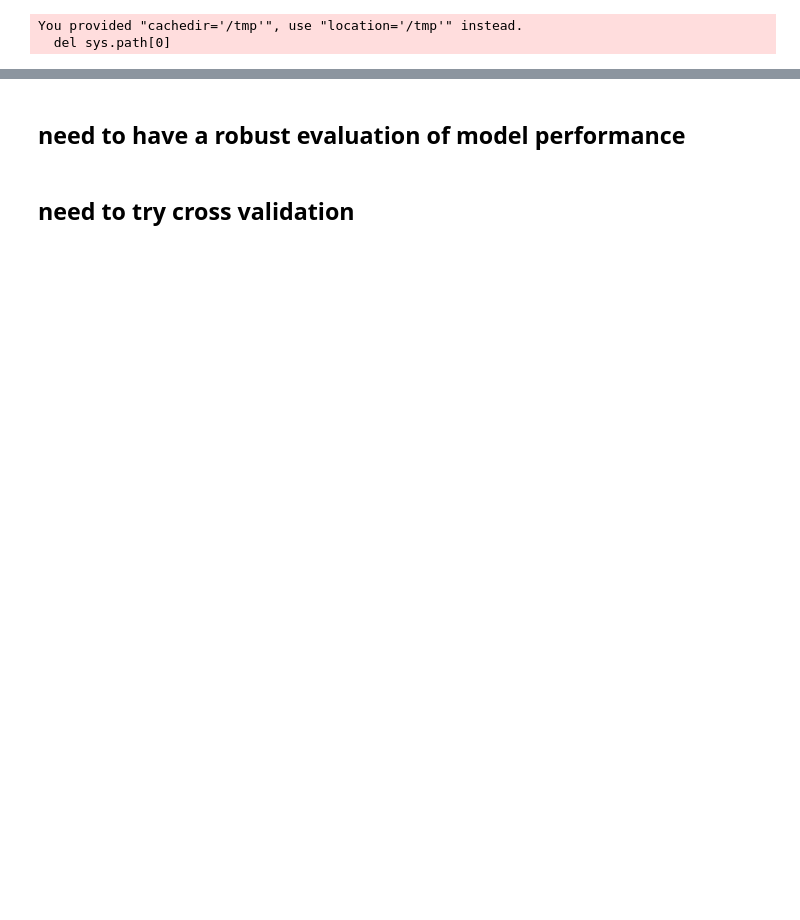
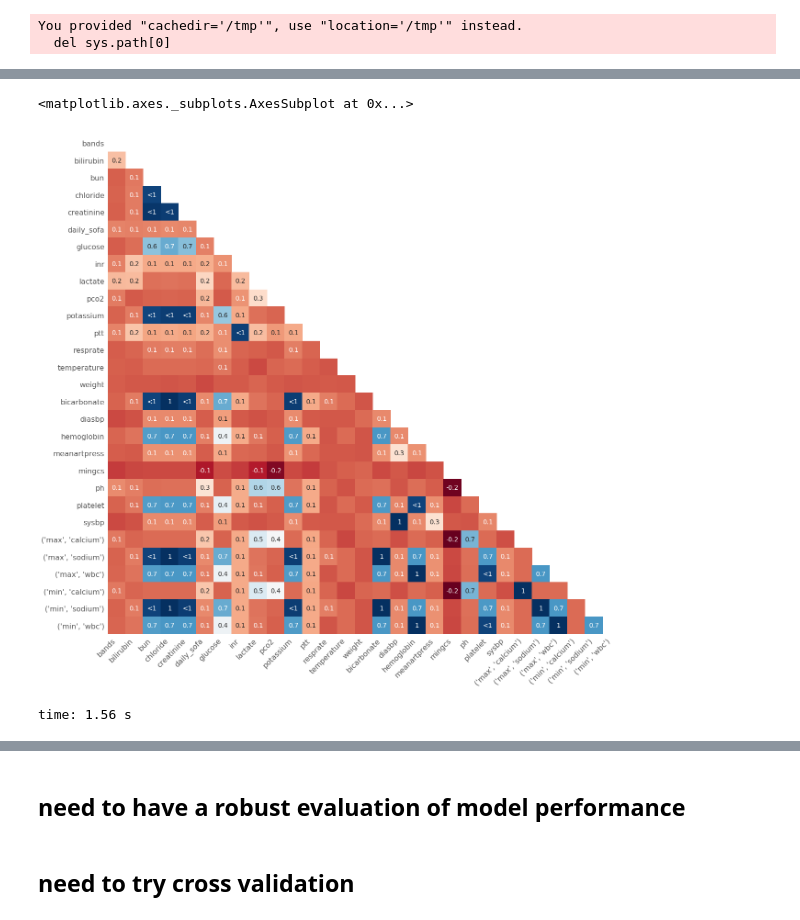
Before and after one commit to kellylinyingxin/mimiciii-antibiotics-modeling, a Jupyter notebook: notebooks/09.01-BaselineModelBuilding.ipynb, the cells around one changed output, grey strips where cells are left out. Drawn from its saved outputs; the diff is of its cells as text; code cells hidden in the pictures; blank space fills up the shorter version.

```diff
--- a/notebooks/09.01-BaselineModelBuilding.ipynb
+++ b/notebooks/09.01-BaselineModelBuilding.ipynb
@@ -1106,0 +809,8 @@ for time_interval in [24]:  # ,48,72,96,120,144]:
+# %%
+#unclear of what this is
+
+msno.heatmap(preImp[missingdata_df], figsize=(20,20))
+# %% [output]
+<matplotlib.axes._subplots.AxesSubplot at 0x...>
+[figure, added]
+time: 1.56 s
```
Also changed, not shown: parts of 227 cells of this notebook.
